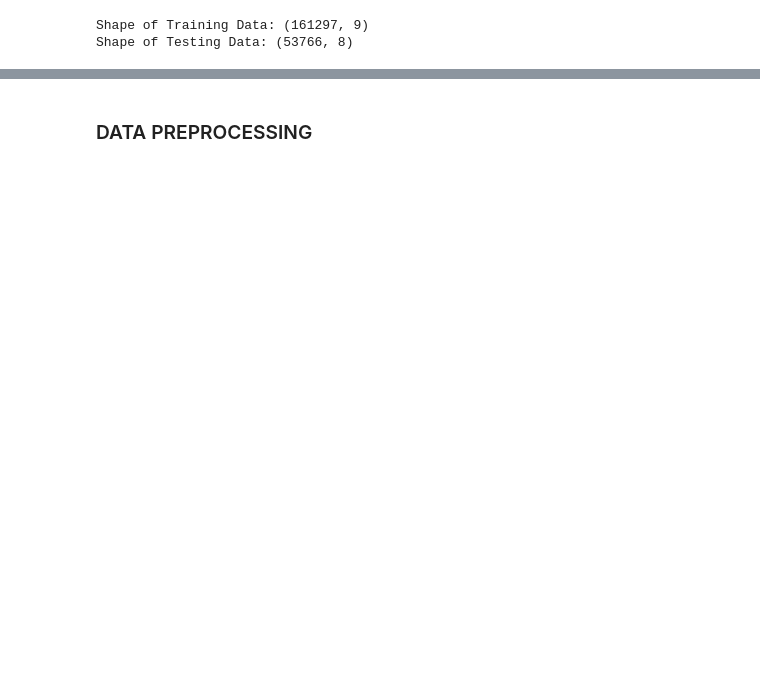
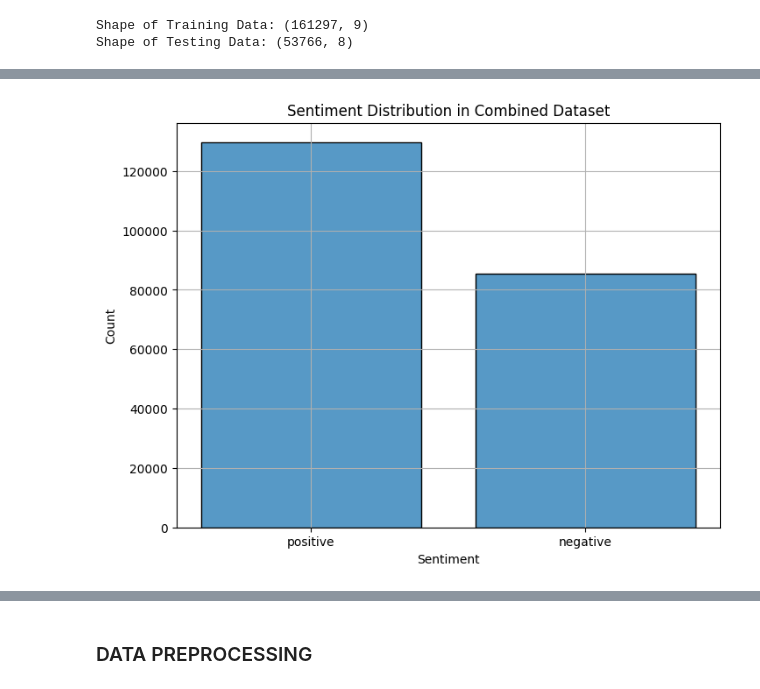
Before and after one commit to Iman-hamdan/aai-501-group7-sentiment-analysis-drug-reviews, a Jupyter notebook: final-project-drug-review-sentiment-analysis.ipynb, the cells around one changed output, grey strips where cells are left out. Saved outputs shown, nothing was run; the diff lists cells and outputs as text; code cells hidden in the pictures; blank space fills up the shorter version.

```diff
--- a/final-project-drug-review-sentiment-analysis.ipynb
+++ b/final-project-drug-review-sentiment-analysis.ipynb
@@ -228,0 +105,18 @@ train.head()
+# %%
+
+import matplotlib.pyplot as plt
+import seaborn as sns
+
+# Create the 'sentiment' feature in the combined dataset
+combined['sentiment'] = combined['rating'].apply(lambda x: 'positive' if x >= 8 else 'negative')
+
+# Plotting the sentiment distribution
+plt.figure(figsize=(8, 6))
+sns.histplot(combined['sentiment'], bins=2, shrink=0.8, edgecolor='black')
+plt.title('Sentiment Distribution in Combined Dataset')
+plt.xlabel('Sentiment')
+plt.ylabel('Count')
+plt.grid(True)
+plt.show()
+# %% [output]
+[figure, added]
```
Also changed, not shown: parts of 57 cells of this notebook, 5 other files.
